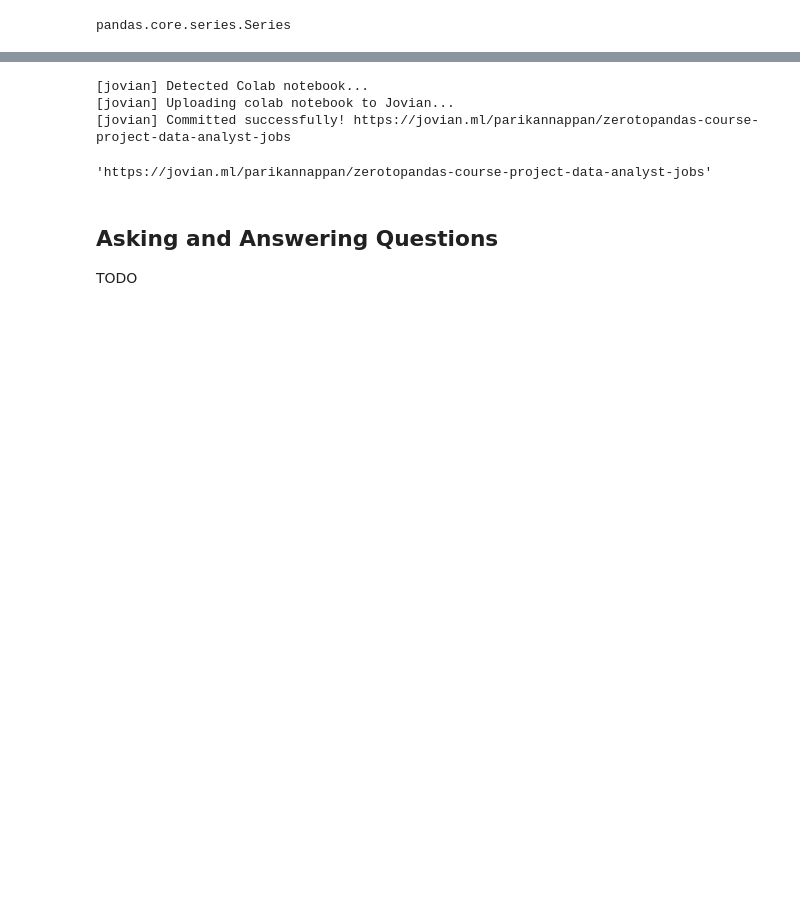
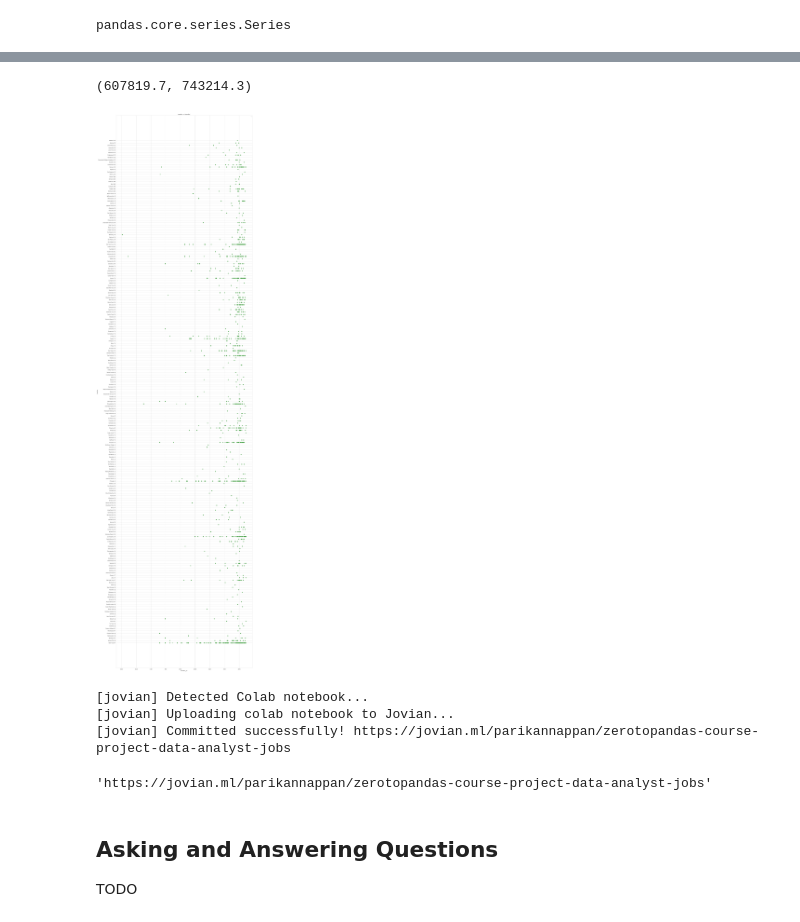
Before and after one commit to parikannappan/python_learning, a Jupyter notebook: zerotopandas_course_project.ipynb, the cells around one changed output, grey strips where cells are left out. Drawn from its saved outputs; the diff is of its cells as text; code cells hidden in the pictures; blank space fills up the shorter version.

```diff
--- a/zerotopandas_course_project.ipynb
+++ b/zerotopandas_course_project.ipynb
@@ -431,0 +455,4 @@ Industry_list
+# %%
+Founded_list  = dfda4['Founded'].tolist()
+Max_size_list  = dfda4['Max-Size'].tolist()
+Location_list  = dfda4['Location'].tolist()
@@ -470,3 +497,18 @@ plt.xlim()
+# %%
+#plt.figure(figsize=(24, 150))
+#scdfda4 = sns.barplot(y=dfda4["Location"],x=dfda4["Founded"])
+#scdfda4 = sns.barplot(y=dfda4["Location"],x=Founded_list)
+sns.set_style("whitegrid")
+plt.figure(figsize=(24, 100))
+plt.title("Location vs Founded  ")
+plt.xlabel('Founded_list')
+plt.ylabel('Location')
+plt.legend(['Founded_list', 'Location'])
+plt.plot(Founded_list, Location_list,'og')
+plt.xlim()
+# %% [output]
+(607819.7, 743214.3)
+[figure, added]
 # %%
 import jovian
 # %%
```
Also changed, not shown: parts of 67 cells of this notebook.
